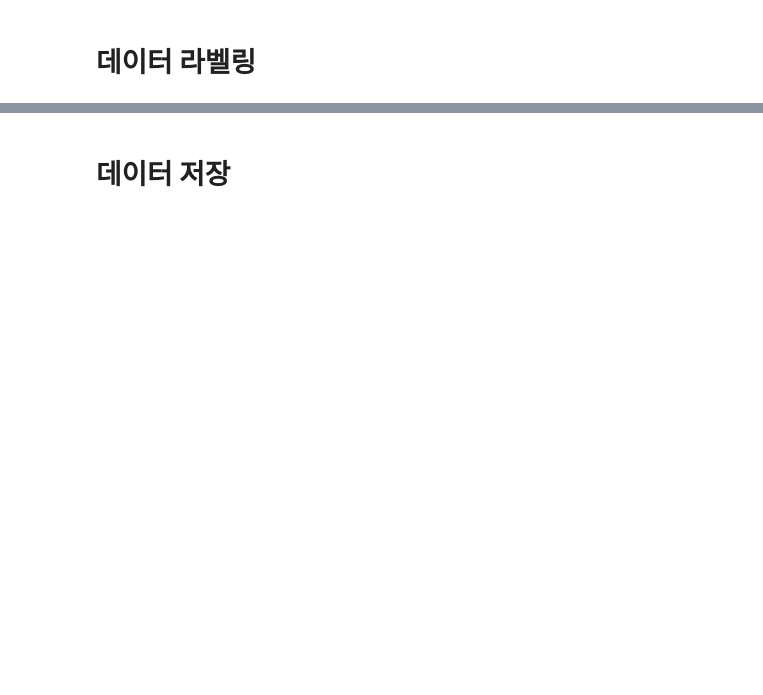
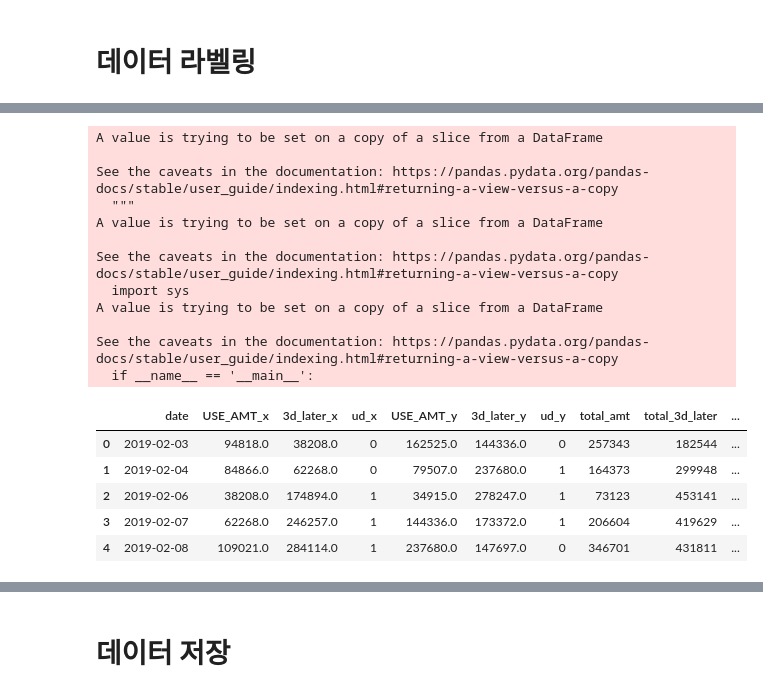
Before and after one commit to yoouza/bigcontest, a Jupyter notebook: data_preprocessing/News_Labeling.ipynb, the cells around one changed output, grey strips where cells are left out. Cells and saved outputs as stored; diff of their text form; code cells hidden in the pictures; blank space fills up the shorter version.

```diff
--- a/data_preprocessing/News_Labeling.ipynb
+++ b/data_preprocessing/News_Labeling.ipynb
@@ -362,0 +209,5 @@ data_2020.head()
+# %%
+data = news_wt_diff[['new_date', 'text', 'ud']]
+data = data.dropna()
+data = data.reset_index()
+data.head()
@@ -362,0 +221,12 @@ data_2020.head()
+# %%
+new_data = []
+
+for i in tqdm(range(len(data))):
+    for j in range(len(data['text'][i])):
+        tmp_data = {'date' : 0, 'content' : 0, 'label' : 0}
+        tmp_data['date'] = data['new_date'][i]
+        tmp_data['content'] = data['text'][i][j]
+        tmp_data['label'] = data['ud'][i]
+        new_data.append(tmp_data)
+
+new_data[:5]
@@ -362,0 +305,3 @@ data_2020.head()
+# %%
+fk_2019 = pd.merge(furn_df_2019, kitc_df_2019, on='date')
+fk_2019.head()
@@ -362,0 +315,7 @@ data_2020.head()
+# %%
+fk_2019['total_amt'] = 0
+fk_2019['total_3d_later'] = 0
+for i in range(len(fk_2019)):
+    fk_2019['total_amt'][i] = fk_2019['USE_AMT_x'][i] + fk_2019['USE_AMT_y'][i]
+    fk_2019['total_3d_later'][i] = fk_2019['3d_later_x'][i] + fk_2019['3d_later_y'][i]
+fk_2019.head()
@@ -362,0 +337,30 @@ data_2020.head()
+# %%
+# 전체 매출량 차이 라벨링(전날 대비 상승, 하강, 변화없음)
+fk_2019['ud'] = 0
+fk_2019['diff'] = 0
+for i in range(len(fk_2019)):
+    fk_2019['diff'][i] = fk_2019['total_3d_later'][i] - fk_2019['total_amt'][i]
+    if fk_2019['diff'][i] < 0:
+        fk_2019['ud'][i] = 0
+    elif fk_2019['diff'][i] > 0:
+        fk_2019['ud'][i] = 1
+fk_2019.head()
+# %% [output]
+A value is trying to be set on a copy of a slice from a DataFrame
+
+See the caveats in the documentation: https://pandas.pydata.org/pandas-docs/stable/user_guide/indexing.html#returning-a-view-versus-a-copy
+  """
+A value is trying to be set on a copy of a slice from a DataFrame
+
+See the caveats in the documentation: https://pandas.pydata.org/pandas-docs/stable/user_guide/indexing.html#returning-a-view-versus-a-copy
+  import sys
+A value is trying to be set on a copy of a slice from a DataFrame
+
+See the caveats in the documentation: https://pandas.pydata.org/pandas-docs/stable/user_guide/indexing.html#returning-a-view-versus-a-copy
+  if __name__ == '__main__':
+|  | date | USE_AMT_x | 3d_later_x | ud_x | USE_AMT_y | 3d_later_y | ud_y | total_amt | total_3d_later | ... |
+| 0 | 2019-02-03 | 94818.0 | 38208.0 | 0 | 162525.0 | 144336.0 | 0 | 257343 | 182544 | ... |
+| 1 | 2019-02-04 | 84866.0 | 62268.0 | 0 | 79507.0 | 237680.0 | 1 | 164373 | 299948 | ... |
+| 2 | 2019-02-06 | 38208.0 | 174894.0 | 1 | 34915.0 | 278247.0 | 1 | 73123 | 453141 | ... |
+| 3 | 2019-02-07 | 62268.0 | 246257.0 | 1 | 144336.0 | 173372.0 | 1 | 206604 | 419629 | ... |
+| 4 | 2019-02-08 | 109021.0 | 284114.0 | 1 | 237680.0 | 147697.0 | 0 | 346701 | 431811 | ... |
```
Also changed, not shown: parts of 57 cells of this notebook.
